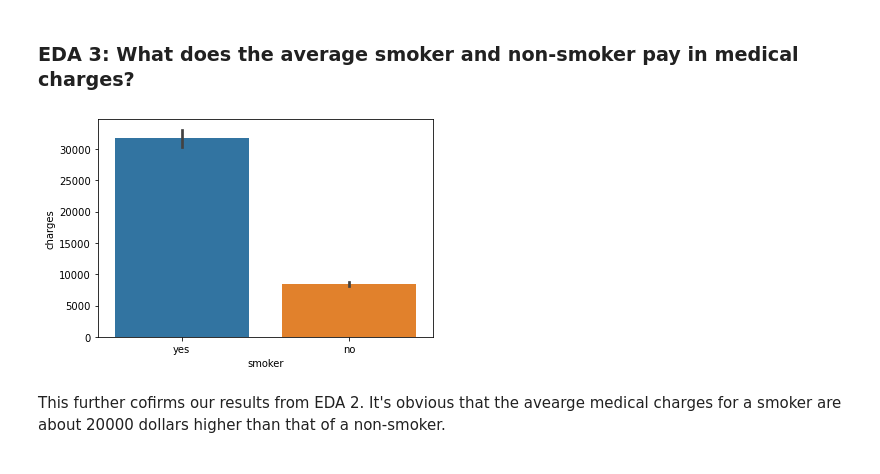
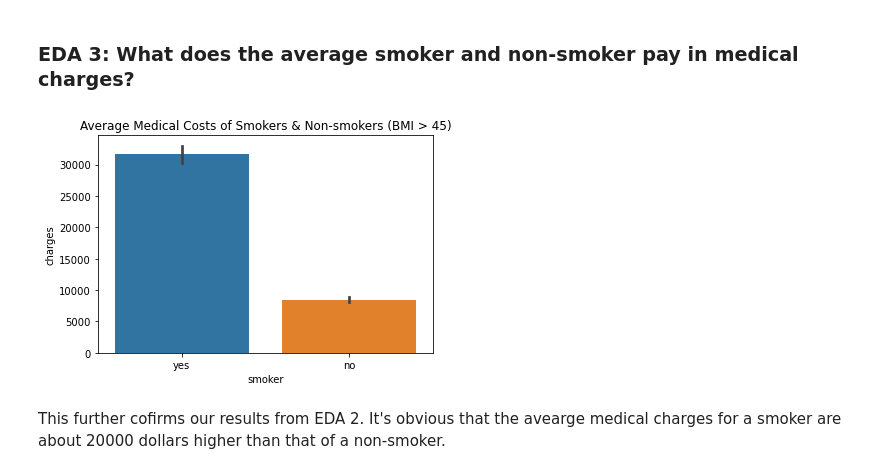
Before and after one commit to data301-2021-summer2/project-group42-project, a Jupyter notebook: analysis/dawson-koerber/milestone2-task3.ipynb, the cells around one changed output. Drawn from its saved outputs; the diff is of its cells as text; code cells hidden in the pictures.

```diff
--- a/analysis/dawson-koerber/milestone2-task3.ipynb
+++ b/analysis/dawson-koerber/milestone2-task3.ipynb
@@ -65,9 +67,10 @@ It's fair to say that there is a direct correlation between smoking and medical
 # %%
 #Displays average medical charges for smokers and non-smokers
 sns.barplot(x='smoker',y='charges',data=df, estimator=np.average)
+plt.title("Average Medical Costs of Smokers & Non-smokers (BMI > 45)")
 plt.show()
 # %% [output]
-[figure, old version]
+[figure, new version]
 # %% [markdown]
 This further cofirms our results from EDA 2. It's obvious that the avearge medical charges
 for a smoker are about 20000 dollars higher than that of a non-smoker.
```
Also changed, not shown: parts of 2 cells of this notebook, 2 other files.
